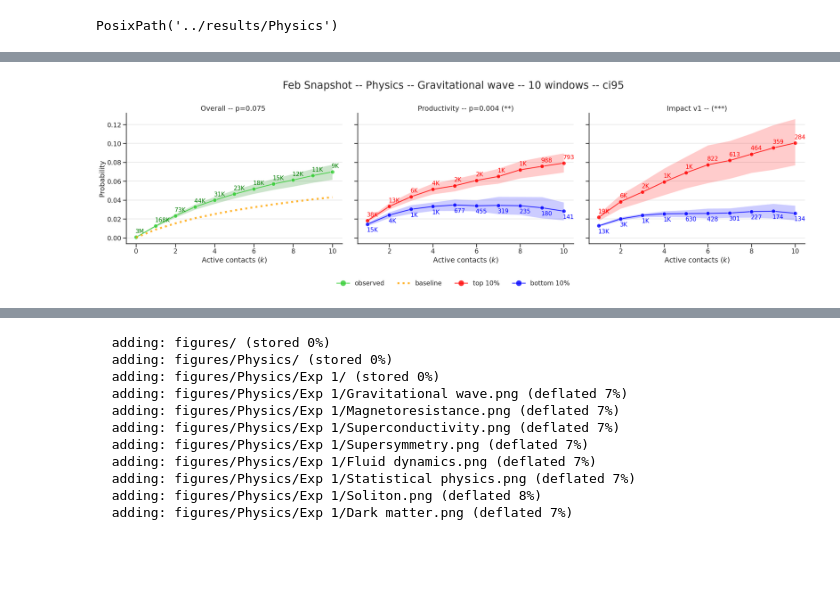
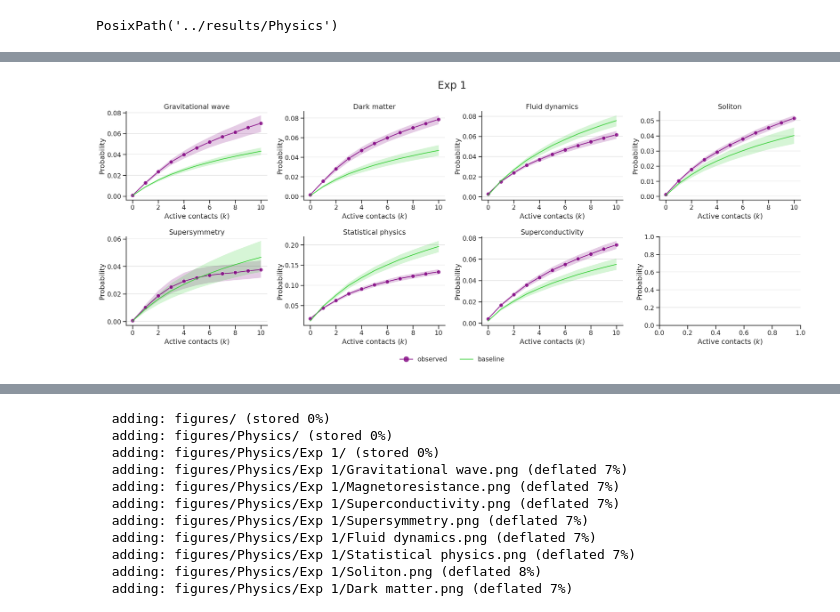
Before and after one commit to satyakisikdar/Collaboration-Topic-Switches, a Jupyter notebook: notebooks/analysis.ipynb, the cells around one changed output, grey strips where cells are left out. Saved outputs shown, nothing was run; the diff lists cells and outputs as text; code cells hidden in the pictures; blank space fills up the shorter version.

Commit message:
adding instructions to Exp 1, Fig 2 plot for Exp 1

```diff
--- a/notebooks/analysis.ipynb
+++ b/notebooks/analysis.ipynb
@@ -51,8 +51,8 @@ resultspath
 # %% [output]
 PosixPath('../results/Physics')
 # %%
-exp, exp_ = 'Exp1_ver1', 'Exp 1'
-# exp, exp_ = 'Exp1_ver2', 'Exp 1 v2'
+# exp, exp_ = 'Exp1_ver1', 'Exp 1'
+exp, exp_ = 'Exp1_ver2', 'Exp 1 v2'
 field = 'Physics'
 
 
@@ -331,82 +270,44 @@ Index(['Gravitational wave'], dtype='object', name='topic')
+# %%
+resultspath
+exp_ = 'Exp 1'
+# %%
+agg_paths = list(Path(resultspath / 'aggregate' / exp_).glob(f'*.csv'))
+agg_dfs = (
+    pd.concat([pd.read_csv(p) for p in agg_paths])
+)
 # %%
-field = 'Physics'
-# field = 'CS'
+discipline = 'Physics'
 
-# topic = 'Image processing'
-topic = 'Gravitational wave'
-errors = 'ci95'
 
-agg_path = resultspath / f'aggregate/Exp 1/{topic}_{errors}.csv'
-agg_df = pd.read_csv(agg_path)
-
-fig, axs = plt.subplots(ncols=3, figsize=(26, 7), squeeze=True,
-                            sharey=True, layout='tight')
+fig, axs = plt.subplots(ncols=4, nrows=2, figsize=(26, 10), squeeze=True, layout='tight')
 
 sns.despine()
 args = dict(marker='o', markersize=10, alpha=0.8)
 
-##### PART A
-ax = axs[0]
+for topic, ax in zip(get_topic_list(discipline), axs.flatten()):
+    agg_df = agg_dfs.query('topic==@topic')
+    ##### PART A
+    ax.set_title(f'{topic}');
 
-p_val = scipy.stats.ks_2samp(agg_df.activ_prob_mean, agg_df.baseline).pvalue
-# p_val = -1
-agg_df.loc[:, 'activ_p_val'] = p_val
-# agg_df.loc[:, 'activ_p_str'] = format_p_value(p_val)
-ax.set_title(f'Overall -- {format_p_value(p_val)}');
+    sns.lineplot(data=agg_df, x='k', y='activ_prob_mean', ax=ax, label='observed', c='purple', **args);
+    plot_error_bands(data=agg_df, x='k', y='activ_prob_mean', errors=errors, facecolor='purple', ax=ax);
 
-sns.lineplot(data=agg_df, x='k', y='activ_prob_mean', ax=ax, label='observed', c='limegreen', **args);
-plot_error_bands(data=agg_df, x='k', y='activ_prob_mean', errors=errors, facecolor='green', ax=ax);
-annotate_plot(data=agg_df, x='k', y='activ_prob_mean', label_attr='overall_den_mean', color='green', ax=ax)
-
-sns.lineplot(data=agg_df, x='k', y='baseline', ax=ax, label='baseline', c='orange', marker=None, alpha=0.8,
-             linestyle='dotted', linewidth=5);
-
-
-######## PART B
-ax = axs[1]
-p_val = scipy.stats.ks_2samp(agg_df.Prod_high_mean, agg_df.Prod_low_mean).pvalue
-# p_val = -1
-agg_df.loc[:, 'Prod_p_val'] = p_val
-ax.set_title(f'Productivity -- {format_p_value(p_val)}');
-
-sns.lineplot(data=agg_df, x='k', y='Prod_high_mean', ax=ax, c='red', label='top 10%', **args);
-plot_error_bands(data=agg_df, x='k', y='Prod_high_mean', errors=errors, facecolor='red', ax=ax);
-annotate_plot(data=agg_df, x='k', y='Prod_high_mean', label_attr='Prod_den_high1_mean', color='red', ax=ax)
-
-sns.lineplot(data=agg_df, x='k', y='Prod_low_mean', ax=ax, c='blue', label='bottom 10%', **args);
-plot_error_bands(data=agg_df, x='k', y='Prod_low_mean', errors=errors, facecolor='blue', ax=ax);
-annotate_plot(data=agg_df, x='k', y='Prod_low_mean', label_attr='Prod_den_low1_mean', color='blue', orient='below', ax=ax)
-
-
-######## PART C
-ax = axs[2]
-p_val = scipy.stats.ks_2samp(agg_df.Imp1_high_mean, agg_df.Imp1_low_mean).pvalue
-agg_df.loc[:, 'Imp1_p_val'] = p_val
-# agg_df.loc[:, 'Imp1_p_str'] = format_p_value(p_val)
-ax.set_title(f'Impact -- {format_p_value(p_val)}');
-
-sns.lineplot(data=agg_df, x='k', y='Imp1_high_mean', ax=ax, c='red', label='top 10%', **args);
-plot_error_bands(data=agg_df, x='k', y='Imp1_high_mean', errors=errors, facecolor='red', ax=ax);
-annotate_plot(data=agg_df, x='k', y='Imp1_high_mean', label_attr='Imp1_den_high1_mean', color='red', ax=ax)
-
-sns.lineplot(data=agg_df, x='k', y='Imp1_low_mean', ax=ax, c='blue', label='bottom 10%', **args);
-plot_error_bands(data=agg_df, x='k', y='Imp1_low_mean', errors=errors, facecolor='blue', ax=ax);
-annotate_plot(data=agg_df, x='k', y='Imp1_low_mean', label_attr='Imp1_den_low1_mean', color='blue', orient='below', ax=ax)
+    sns.lineplot(data=agg_df, x='k', y='baseline2_mean', ax=ax, label='baseline', c='limegreen', marker=None, alpha=0.8);
+    plot_error_bands(data=agg_df, x='k', y='baseline2_mean', errors=errors, facecolor='limegreen', ax=ax);
 
 ##  all plots
-for ax in axs:
+for ax in axs.flatten():
     ax.grid(axis='y', alpha=0.5);
     ax.set_xlabel('Active contacts ($k$)');
     ax.set_ylabel('Probability');
     ax.legend().set_visible(False);
 
-fig.suptitle(f'Feb Snapshot -- {field} -- {topic} -- {len(viable_windows)} windows -- {errors}')
-handles1, labels1 = axs[0].get_legend_handles_labels()
-handles2, labels2 = axs[1].get_legend_handles_labels()
+fig.suptitle(f'Exp 1')
+handles1, labels1 = axs[0,0].get_legend_handles_labels()
 # labels = [methods_dict.get(l, l) for l in labels]
-fig.legend(handles1+handles2, labels1+labels2, loc='lower center', ncols=4,
+fig.legend(handles1, labels1, loc='lower center', ncols=4,
            markerscale=1.5, fancybox=False, frameon=False, title_fontsize=20,
-           bbox_to_anchor=(0.5, -0.1))
+           bbox_to_anchor=(0.5, -0.05))
 
 display(fig)
 plt.close(fig)
@@ -416 +318 @@ plt.close('all')
-[figure, old version]
+[figure, new version]
```
Also changed, not shown: parts of 8 cells of this notebook, 3 other files.
